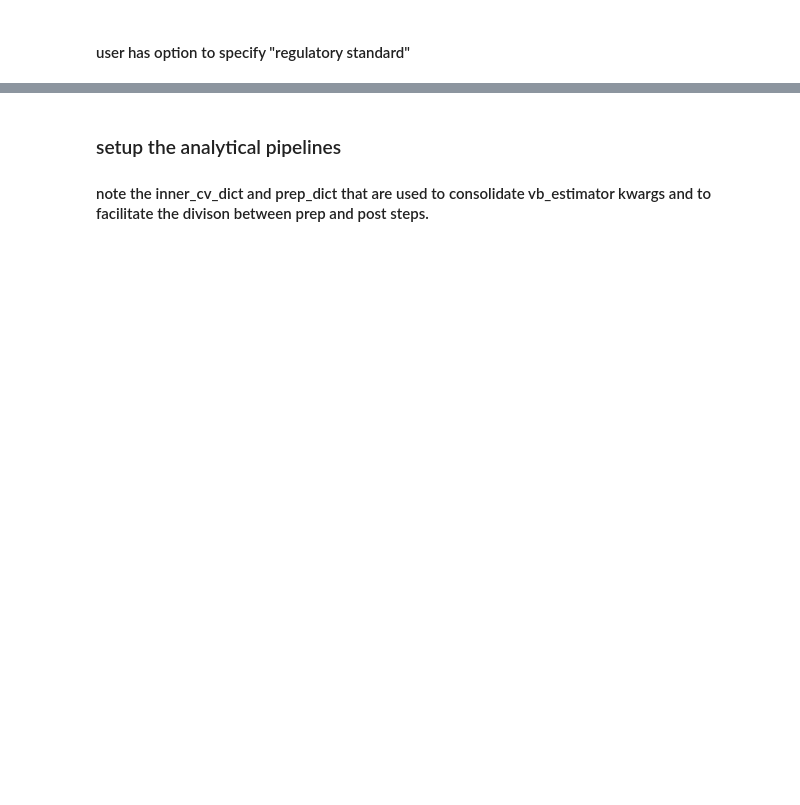
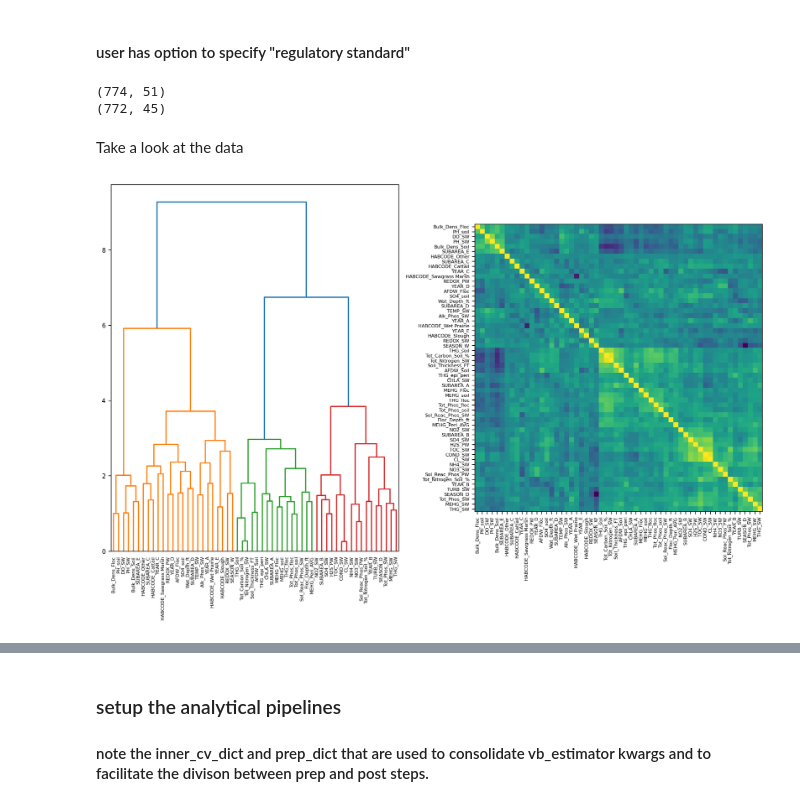
Before and after one commit to DouglasPatton/vbflow, a Jupyter notebook: predict.ipynb, the cells around one changed output, grey strips where cells are left out. Saved outputs shown, nothing was run; the diff lists cells and outputs as text; code cells hidden in the pictures; blank space fills up the shorter version.

```diff
--- a/predict.ipynb
+++ b/predict.ipynb
@@ -52,7 +62,14 @@ drop_vars=['Date','OrigHabCode','STA_ID']
 drop_vars.extend(loc_vars)
 drop_vars.append(y_name)
 x_vars=[var for var in all_vars if var not in drop_vars]
-X_df=df.loc[10:,x_vars]
-X_predict=df.loc[:10,x_vars]
-y_df=df.loc[10:,y_name]
-y_predict=df.loc[:10,y_name]
+
+predict_n=2
+print(df.shape)
+X_df=df.loc[:,x_vars].iloc[predict_n:]
+print(X_df.shape)
+X_predict=df.loc[:,x_vars].iloc[:predict_n]
+y_df=df.loc[:,y_name].iloc[predict_n:]
+y_predict=df.loc[:,y_name].iloc[:predict_n]
+# %% [output]
+(774, 51)
+(772, 45)
@@ -67,0 +78,6 @@ vbhelper.setData(X_df,y_df)
+# %% [markdown]
+Take a look at the data
+# %%
+vbhelper.summarize()
+# %% [output]
+[figure, added]
```
Also changed, not shown: parts of 14 cells of this notebook, 4 other files.
